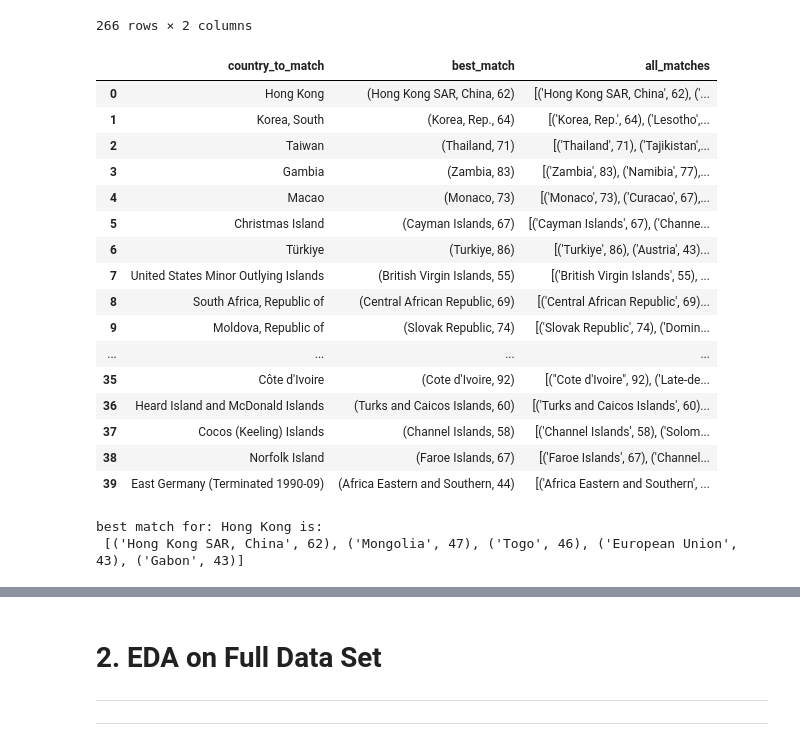
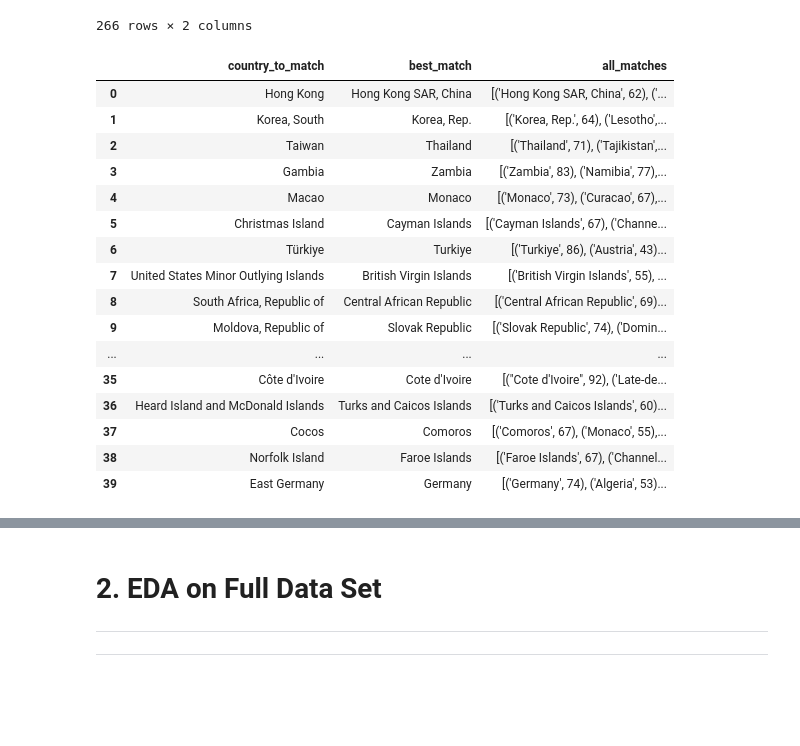
Before and after one commit to brigittesullivan/w30-final-lhl-project, a Jupyter notebook: 1_Cleaning_EDA.ipynb, the cells around one changed output, grey strips where cells are left out. Cells and saved outputs as stored; diff of their text form; code cells hidden in the pictures; blank space fills up the shorter version.

Commit message:
Draft readme, country cleaning

```diff
--- a/1_Cleaning_EDA.ipynb
+++ b/1_Cleaning_EDA.ipynb
@@ -278,7 +282,7 @@ gdp_data_filtered
 120 rows × 65 columns
 # %%
 # unmatched countries
-unmatched = list(data_clean.loc[~data_clean['Country'].isin(gdp_data_filtered['Country Name']), 'Country'].unique())
+unmatched = list(data_clean.loc[~data_clean['Country'].isin(gdp_data['Country Name']), 'Country'].unique())
 unmatched = pd.DataFrame(data=unmatched, columns=['unmatched_export_countries'])
 # %%
 unmatched
@@ -336,41 +323,31 @@ def standardize_country_names(name):
 # %%
 # def country_match(countries_to_match, country_options):
 result_df = pd.DataFrame(columns = ['country_to_match','best_match', 'all_matches'] )
 for country_index in range(len(unmatched)):
         country_to_match = unmatched.iloc[country_index,0]
         collection = gdp_country_list.iloc[:,0].to_list()
         best_matches = process.extract(country_to_match, collection, scorer=fuzz.ratio)
-        new_row = {'country_to_match': country_to_match, 'best_match':best_matches[0], 'all_matches':str(best_matches)}
+        new_row = {'country_to_match': country_to_match, 'best_match':best_matches[0][0], 'all_matches':str(best_matches)}
         # print(pd.DataFrame(data = [new_row]))
         result_df = pd.concat([result_df, pd.DataFrame([new_row])], ignore_index=True)
 
         # result_df = result_df.append(country_to_match, best_matches[0], best_matches, ignore_index = True)
 result_df
 # %% [output]
 |  | country_to_match | best_match | all_matches |
-| 0 | Hong Kong | (Hong Kong SAR, China, 62) | [('Hong Kong SAR, China', 62), ('... |
-| 1 | Korea, South | (Korea, Rep., 64) | [('Korea, Rep.', 64), ('Lesotho',... |
-| 2 | Taiwan | (Thailand, 71) | [('Thailand', 71), ('Tajikistan',... |
-| 3 | Gambia | (Zambia, 83) | [('Zambia', 83), ('Namibia', 77),... |
-| 4 | Macao | (Monaco, 73) | [('Monaco', 73), ('Curacao', 67),... |
-| 5 | Christmas Island | (Cayman Islands, 67) | [('Cayman Islands', 67), ('Channe... |
-| 6 | Türkiye | (Turkiye, 86) | [('Turkiye', 86), ('Austria', 43)... |
-| 7 | United States Minor Outlying Islands | (British Virgin Islands, 55) | [('British Virgin Islands', 55), ... |
-| 8 | South Africa, Republic of | (Central African Republic, 69) | [('Central African Republic', 69)... |
-| 9 | Moldova, Republic of | (Slovak Republic, 74) | [('Slovak Republic', 74), ('Domin... |
+| 0 | Hong Kong | Hong Kong SAR, China | [('Hong Kong SAR, China', 62), ('... |
+| 1 | Korea, South | Korea, Rep. | [('Korea, Rep.', 64), ('Lesotho',... |
+| 2 | Taiwan | Thailand | [('Thailand', 71), ('Tajikistan',... |
+| 3 | Gambia | Zambia | [('Zambia', 83), ('Namibia', 77),... |
+| 4 | Macao | Monaco | [('Monaco', 73), ('Curacao', 67),... |
+| 5 | Christmas Island | Cayman Islands | [('Cayman Islands', 67), ('Channe... |
+| 6 | Türkiye | Turkiye | [('Turkiye', 86), ('Austria', 43)... |
+| 7 | United States Minor Outlying Islands | British Virgin Islands | [('British Virgin Islands', 55), ... |
+| 8 | South Africa, Republic of | Central African Republic | [('Central African Republic', 69)... |
+| 9 | Moldova, Republic of | Slovak Republic | [('Slovak Republic', 74), ('Domin... |
 | ... | ... | ... | ... |
-| 35 | Côte d'Ivoire | (Cote d'Ivoire, 92) | [("Cote d'Ivoire", 92), ('Late-de... |
-| 36 | Heard Island and McDonald Islands | (Turks and Caicos Islands, 60) | [('Turks and Caicos Islands', 60)... |
-| 37 | Cocos (Keeling) Islands | (Channel Islands, 58) | [('Channel Islands', 58), ('Solom... |
-| 38 | Norfolk Island | (Faroe Islands, 67) | [('Faroe Islands', 67), ('Channel... |
-| 39 | East Germany (Terminated 1990-09) | (Africa Eastern and Southern, 44) | [('Africa Eastern and Southern', ... |
+| 35 | Côte d'Ivoire | Cote d'Ivoire | [("Cote d'Ivoire", 92), ('Late-de... |
+| 36 | Heard Island and McDonald Islands | Turks and Caicos Islands | [('Turks and Caicos Islands', 60)... |
+| 37 | Cocos | Comoros | [('Comoros', 67), ('Monaco', 55),... |
+| 38 | Norfolk Island | Faroe Islands | [('Faroe Islands', 67), ('Channel... |
+| 39 | East Germany | Germany | [('Germany', 74), ('Algeria', 53)... |
-# %%
-collection = gdp_country_list.iloc[:,0].to_list()
-# unmatched.iloc[0,0]
-# collection
-
-
-print('best match for:',unmatched.iloc[0,0],'is: \n',process.extract(unmatched.iloc[0,0], collection, scorer=fuzz.ratio))
-# %% [output]
-best match for: Hong Kong is:
- [('Hong Kong SAR, China', 62), ('Mongolia', 47), ('Togo', 46), ('European Union', 43), ('Gabon', 43)]
```
Also changed, not shown: parts of 32 cells of this notebook, 11 other files.
